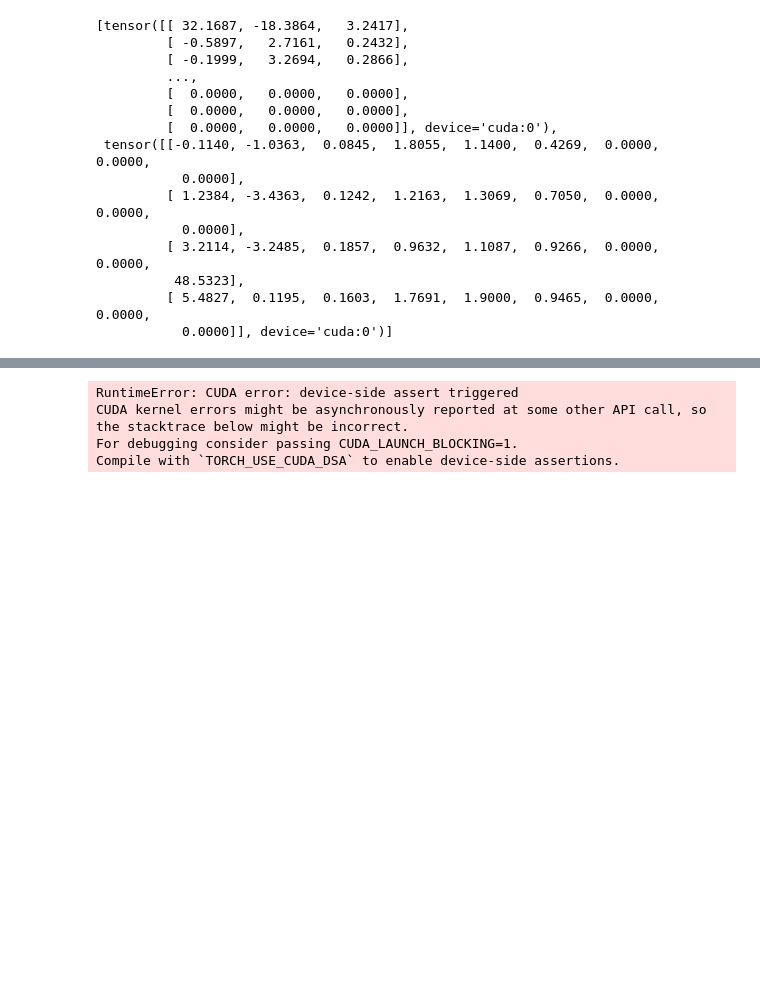
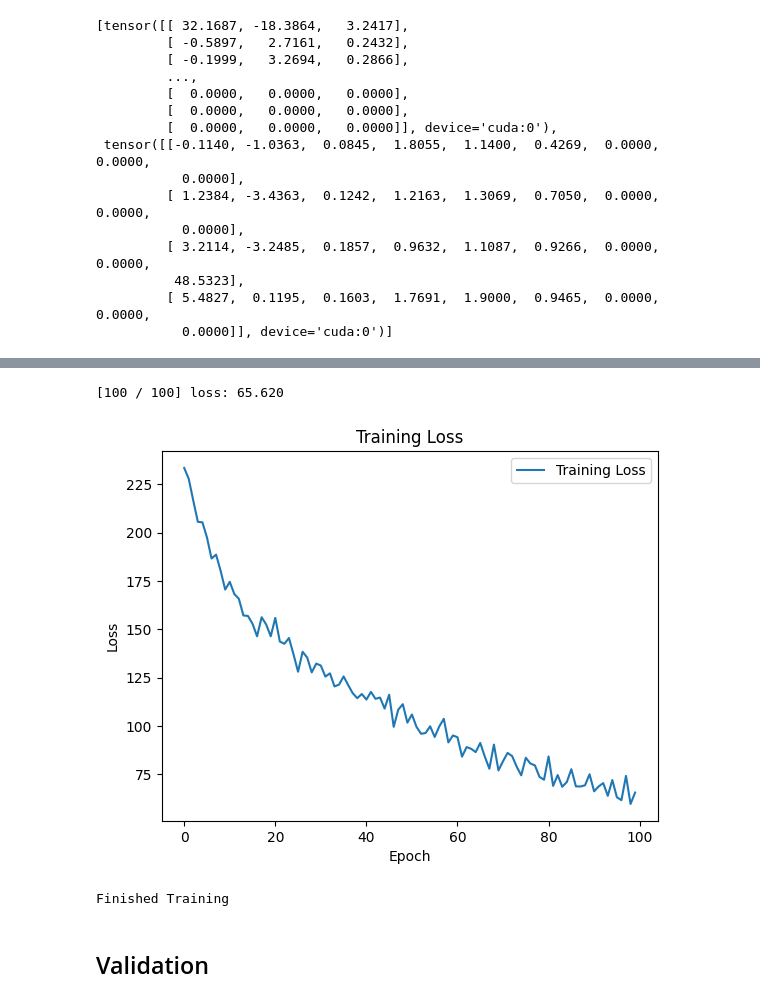
Before and after one commit to JanithSamee/Training_dynamic_env, a Jupyter notebook: DeepNeuralNetwork.ipynb, the cells around one changed output, grey strips where cells are left out. Drawn from its saved outputs; the diff is of its cells as text; code cells hidden in the pictures; blank space fills up the shorter version.

```diff
--- a/DeepNeuralNetwork.ipynb
+++ b/DeepNeuralNetwork.ipynb
@@ -77,7 +152,7 @@ def readPCDFile(fileName):
     pcd_path = f"full_dataset/pcd/{fileName}.pcd"
     point_cloud = o3d.io.read_point_cloud(pcd_path)
     point_cloud = point_cloud.voxel_down_sample(voxel_size=0.086)
-    output=torch.from_numpy(np.asanyarray(point_cloud.points)).float()
+    output=torch.from_numpy(np.asarray(point_cloud.points)).float()
     output=torch.nn.functional.pad(output, (0, 0, 0, 1600 - output.size(0)))
     output = output.to(device=device)
     return output
@@ -142,12 +234,15 @@ class NeuralNetwork(nn.Module):
             nn.ReLU(),
             nn.Linear(16,32),
             nn.Linear(32,10),
+            nn.ReLU(),
             nn.Softmax(dim=1)
         )
         self.boxes=nn.Sequential(
             nn.ReLU(),
             nn.Linear(16,32),
-            nn.Linear(32,90)
+            nn.Linear(32,128),
+            nn.ReLU(),
+            nn.Linear(128,90)
         )
 
     def forward(self,x):
@@ -166,5 +261,5 @@ print(model)
 criterion = nn.MSELoss()
 criterion_prob = nn.CrossEntropyLoss()
 
-optimizer = torch.optim.SGD(model.parameters(), lr=0.001)
+optimizer = torch.optim.Adam(model.parameters(), lr=0.001)
 # %% [output]
@@ -185,53 +293,47 @@ def pad_labels(label, max_len=10):
         return torch.zeros(1,10,9,device=device)
 
 loss_values = []
-accuracy_values = []
 
 for epoch in range(100):
     running_loss = 0.0
-    total_correct = 0
-    total_samples = 0
 
     for i, _data in enumerate(dataset_loader, 0):
-        if(i>15):
-            break
+#         if(i>50):
+#             break
         try:
             inputs, labels = _data
             optimizer.zero_grad()
             prob, boxes = model(inputs.transpose(1, 2))
             loss = criterion(boxes, pad_labels(labels.float()))
-#             prob_test = np.zeros((1, 10))
-#             prob_test[0, :len(labels[0])] = 1 / (len(labels[0]) if len(labels[0])>0 else 1 )
-#             loss_prob = criterion_prob(prob, torch.tensor(prob_test, device=device))
-#             total_loss =  loss_prob
-            loss.backward()
+            prob_test = np.zeros((1, 10))
+            prob_test[0, :len(labels[0])] = 1 / (len(labels[0]) if len(labels[0])>0 else 1 )
+            loss_prob = criterion_prob(prob, torch.tensor(prob_test, device=device))
+            total_loss =  loss_prob+loss
+            total_loss.backward()
             optimizer.step()
-            running_loss += loss.item()
+            running_loss += total_loss.item()
 
         except:
             print("Exception Occured at "+i)
             pass
         # Update statistics
 
+    loss_values.append(running_loss/len(dataset_loader.dataset))
+    if epoch % 1 == 0:  # Print every 10 mini-batches
+        print('[%d / 100] loss: %.3f' % (epoch + 1, running_loss/len(dataset_loader.dataset) ), end="\r", flush=True)
 
-    if epoch % 100 == 0:  # Print every 10 mini-batches
-        print('[%d / 100] loss: %.3f' % (epoch + 1, running_loss / 100), end="\r", flush=True)
-#             running_loss = 0.0
-
-    loss_values.append(running_loss/100)
 
 # Plot the loss function
 plt.plot(loss_values, label='Training Loss')
 plt.xlabel('Epoch')
 plt.ylabel('Loss')
 plt.title('Training Loss')
 plt.legend()
 plt.show()
 
 
 print('Finished Training')
 # %% [output]
-RuntimeError: CUDA error: device-side assert triggered
-CUDA kernel errors might be asynchronously reported at some other API call, so the stacktrace below might be incorrect.
-For debugging consider passing CUDA_LAUNCH_BLOCKING=1.
-Compile with `TORCH_USE_CUDA_DSA` to enable device-side assertions.
+[100 / 100] loss: 65.620
+[figure, added]
+Finished Training
@@ -237,0 +343,2 @@ Compile with `TORCH_USE_CUDA_DSA` to enable device-side assertions.
+# %% [markdown]
+## Validation
```
Also changed, not shown: parts of 20 cells of this notebook, 2 other files.
